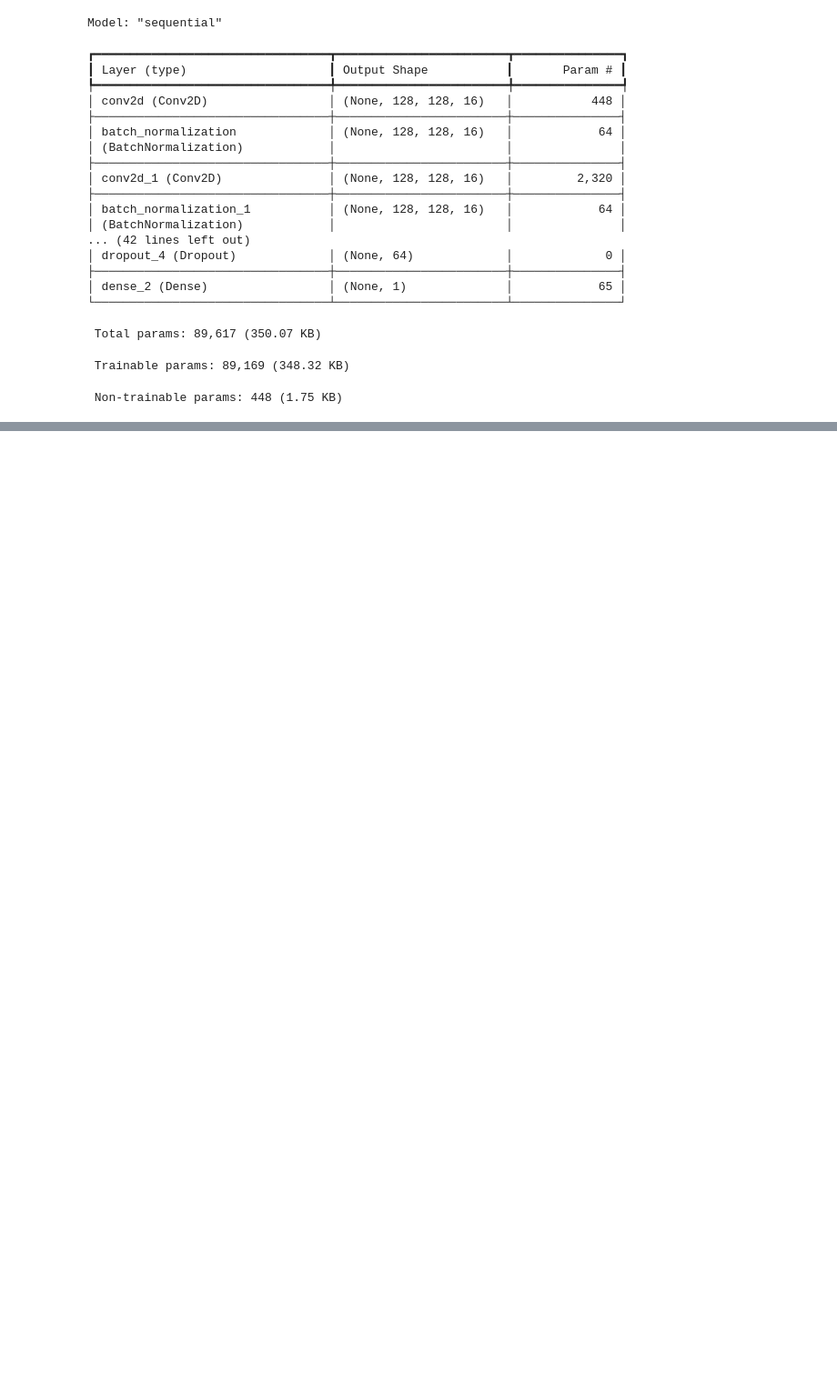
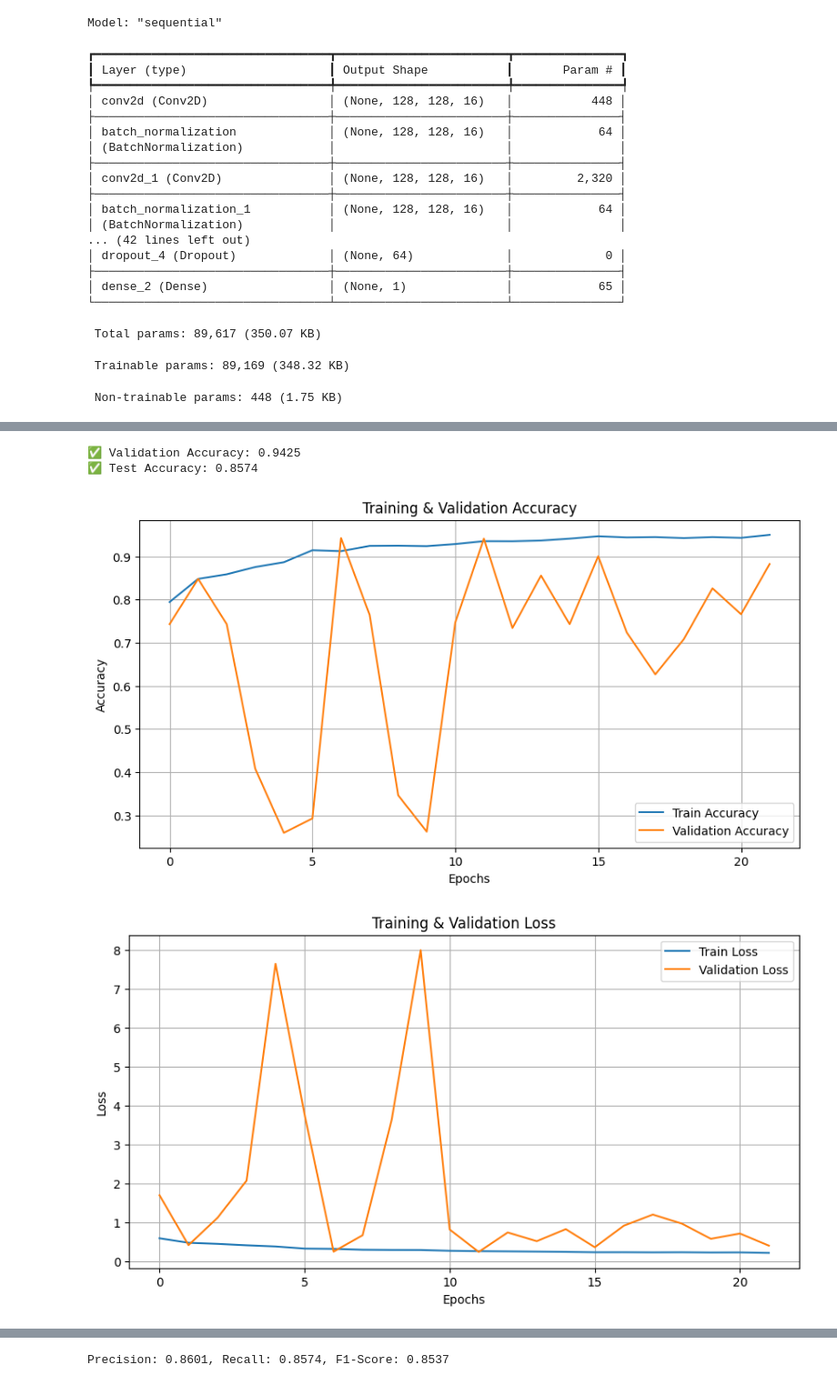
Before and after one commit to MovinduSenura/Chest-Xray-Pneumonia-Detection, a Jupyter notebook: notebooks/CustomCNN.ipynb, the cells around one changed output, grey strips where cells are left out. Shown at 91% size. Saved outputs shown, nothing was run; the diff lists cells and outputs as text; code cells hidden in the pictures; blank space fills up the shorter version.

Commit message:
added more result graphs

```diff
--- a/notebooks/CustomCNN.ipynb
+++ b/notebooks/CustomCNN.ipynb
@@ -128,7 +134,7 @@ model.summary()
 callbacks = [
     EarlyStopping(monitor='val_loss', patience=10, restore_best_weights=True, verbose=1),
     ReduceLROnPlateau(monitor='val_loss', factor=0.5, patience=3, min_lr=1e-6, verbose=1),
-    ModelCheckpoint('/content/drive/MyDrive/DL_Assignment/Results5/best_model_cpu.keras',
+    ModelCheckpoint('/content/drive/MyDrive/DL_Assignment/Results6/best_model_cpu.keras',
                     monitor='val_accuracy', save_best_only=True, verbose=1)
 ]
 # %% [output]
@@ -285,0 +193,65 @@ ROC AUC Score: 0.9380
+# %%
+# EVALUATION, VISUALIZATION, AND RESULT SAVING
+
+# Load best model for evaluation
+best_model = load_model('/content/drive/MyDrive/DL_Assignment/Results6/best_model_cpu.keras')
+
+# Evaluate on validation and test sets
+# The evaluate method returns loss and all metrics specified during compilation.
+# In this case, it returns loss, accuracy, Precision, and Recall.
+val_loss, val_acc, val_precision, val_recall = best_model.evaluate(val_gen, verbose=0)
+test_loss, test_acc, test_precision, test_recall = best_model.evaluate(test_gen, verbose=0)
+
+
+print(f"\n✅ Validation Accuracy: {val_acc:.4f}")
+print(f"✅ Test Accuracy: {test_acc:.4f}")
+
+# Visualization - Accuracy and Loss Curves
+plt.figure(figsize=(10,5))
+plt.plot(history.history['accuracy'], label='Train Accuracy')
+plt.plot(history.history['val_accuracy'], label='Validation Accuracy')
+plt.title('Training & Validation Accuracy')
+plt.xlabel('Epochs'); plt.ylabel('Accuracy')
+plt.legend(); plt.grid(True)
+plt.show()
+
+plt.figure(figsize=(10,5))
+plt.plot(history.history['loss'], label='Train Loss')
+plt.plot(history.history['val_loss'], label='Validation Loss')
+plt.title('Training & Validation Loss')
+plt.xlabel('Epochs'); plt.ylabel('Loss')
+plt.legend(); plt.grid(True)
+plt.show()
+
+# Confusion Matrix and Classification Report
+y_true = test_gen.classes
+y_pred = best_model.predict(test_gen)
+y_pred_classes = (y_pred > 0.5).astype("int32")
+
+cm = confusion_matrix(y_true, y_pred_classes)
+disp = ConfusionMatrixDisplay(confusion_matrix=cm, display_labels=['Normal', 'Pneumonia'])
+disp.plot(cmap='Blues'); plt.title("Confusion Matrix")
+plt.show()
+
+report = classification_report(y_true, y_pred_classes, target_names=['Normal', 'Pneumonia'], output_dict=True)
+precision = report['weighted avg']['precision']
+recall = report['weighted avg']['recall']
+f1 = report['weighted avg']['f1-score']
+
+print(f"Precision: {precision:.4f}, Recall: {recall:.4f}, F1-Score: {f1:.4f}")
+
+# ROC–AUC Curve
+fpr, tpr, _ = roc_curve(y_true, y_pred)
+roc_auc = auc(fpr, tpr)
+
+plt.figure(figsize=(7,6))
+plt.plot(fpr, tpr, color='darkorange', lw=2, label=f'ROC Curve (AUC = {roc_auc:.3f})')
+plt.plot([0,1],[0,1],'--', color='gray')
+plt.xlabel('False Positive Rate'); plt.ylabel('True Positive Rate')
+plt.title('ROC–AUC Curve')
+plt.legend(); plt.show()
+# %% [output]
+✅ Validation Accuracy: 0.9425
+✅ Test Accuracy: 0.8574
+[figure, added]
+[figure, added]
@@ -285,0 +260 @@ ROC AUC Score: 0.9380
+Precision: 0.8601, Recall: 0.8574, F1-Score: 0.8537
```
Also changed, not shown: parts of 11 cells of this notebook.
